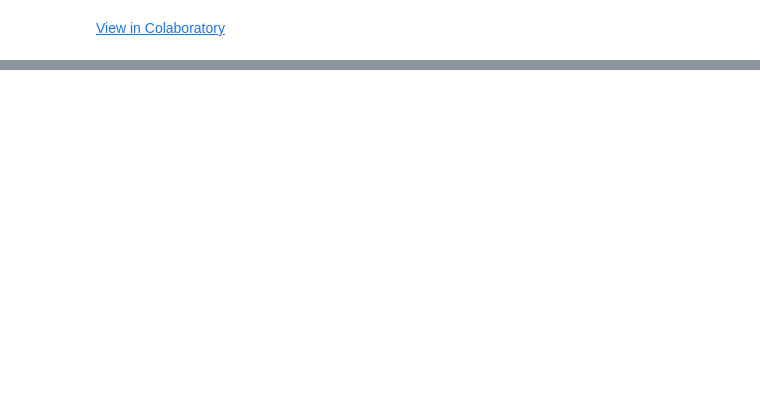
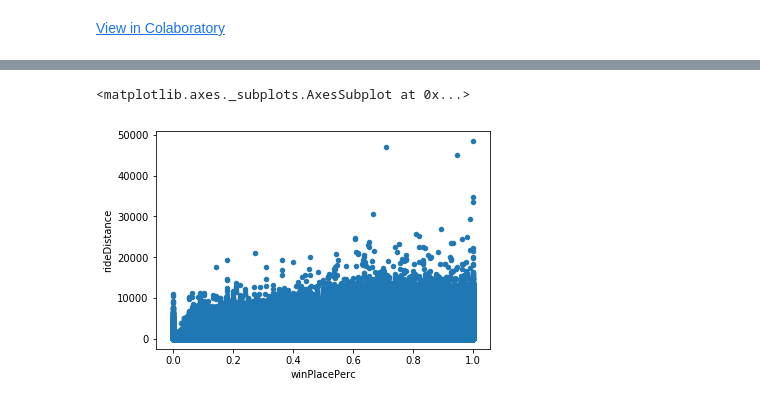
Before and after one commit to AishJais/PUBG, a Jupyter notebook: pubg.ipynb, the cells around one changed output, grey strips where cells are left out. Cells and saved outputs as stored; diff of their text form; code cells hidden in the pictures; blank space fills up the shorter version.

```diff
--- a/pubg.ipynb
+++ b/pubg.ipynb
@@ -136,0 +329,5 @@ winner.size
+# %%
+train.plot('winPlacePerc','rideDistance', kind='scatter')
+# %% [output]
+<matplotlib.axes._subplots.AxesSubplot at 0x...>
+[figure, added]
```
Also changed, not shown: parts of 104 cells of this notebook.
